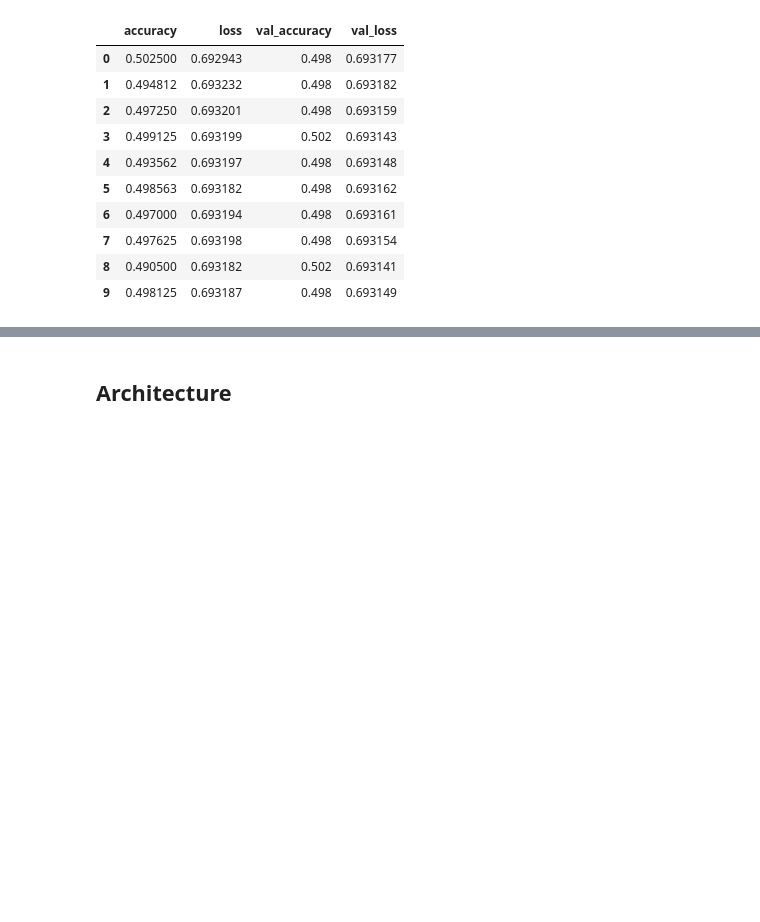
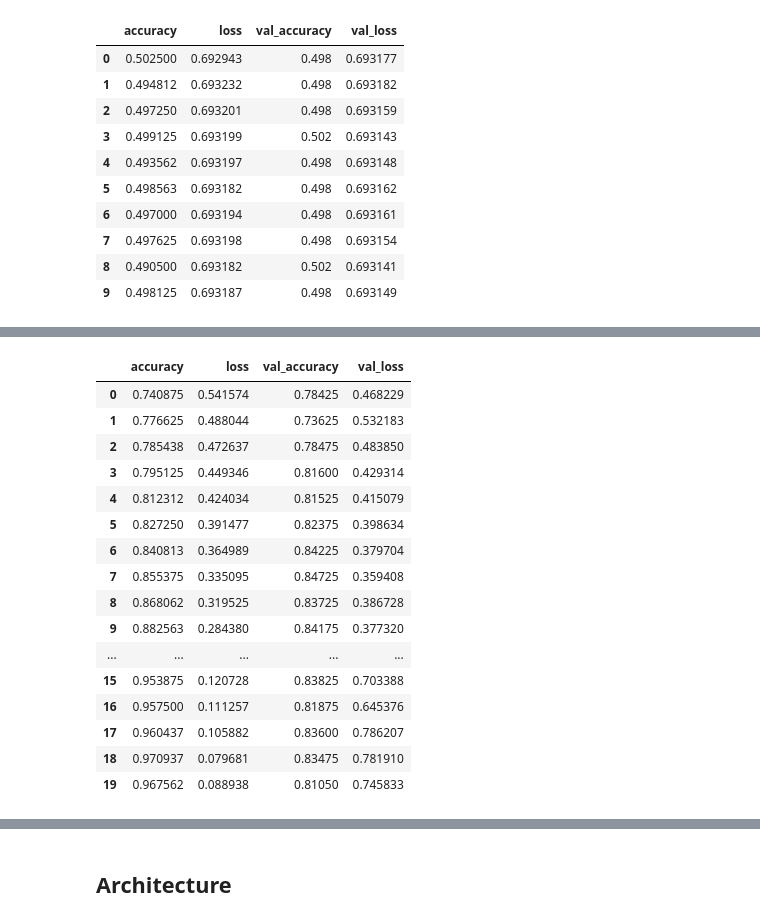
Before and after one commit to FleaBusyBeeBergs/dtsa5511-cnn-cancer-detection, a Jupyter notebook: cnn-cancer-detection.ipynb, the cells around one changed output, grey strips where cells are left out. Drawn from its saved outputs; the diff is of its cells as text; code cells hidden in the pictures; blank space fills up the shorter version.

```diff
--- a/cnn-cancer-detection.ipynb
+++ b/cnn-cancer-detection.ipynb
@@ -566,3 +565,42 @@ history5
 | 7 | 0.497625 | 0.693198 | 0.498 | 0.693154 |
 | 8 | 0.490500 | 0.693182 | 0.502 | 0.693141 |
 | 9 | 0.498125 | 0.693187 | 0.498 | 0.693149 |
+# %%
+model6 = Sequential()
+pool_size = (2, 2)
+filter_size = (3, 3)
+
+# input layer
+model6.add(Input(shape=(96, 96, 3)))
+
+# 1st block [conv-conv-maxpool]
+model6.add(Conv2D(32, filter_size, activation ='relu'))
+model6.add(Conv2D(32, filter_size, activation ='relu'))
+model6.add(MaxPooling2D(pool_size=pool_size))
+
+# 2nd block [conv-conv-maxpool]
+model6.add(Conv2D(32, filter_size, activation ='relu'))
+model6.add(Conv2D(32, filter_size, activation ='relu'))
+model6.add(MaxPooling2D(pool_size=pool_size))
+
+# 3rd block [conv-conv-maxpool]
+model6.add(Conv2D(64, filter_size, activation ='relu'))
+model6.add(Conv2D(64, filter_size, activation ='relu'))
+model6.add(MaxPooling2D(pool_size=pool_size))
+
+# fully connected layers
+model6.add(Flatten())
+model6.add(Dense(128, activation = 'relu'))
+model6.add(Dropout(0.5))
+model6.add(Dense(2, activation = 'softmax'))
+# %%
+# compile model6
+model6.compile(optimizer = 'adam',
+              loss = 'categorical_crossentropy',
+              metrics = ['accuracy'])
+# %%
+# train model6 10 epochs is best
+history = model6.fit(X_train, y_train,
+                    validation_data = (X_val, y_val),
+                    epochs = 20,
+                    batch_size = 32)
@@ -568,0 +625,21 @@ history5
+# %%
+history6 = pd.DataFrame(history.history)
+history6
+# %% [output]
+|  | accuracy | loss | val_accuracy | val_loss |
+| 0 | 0.740875 | 0.541574 | 0.78425 | 0.468229 |
+| 1 | 0.776625 | 0.488044 | 0.73625 | 0.532183 |
+| 2 | 0.785438 | 0.472637 | 0.78475 | 0.483850 |
+| 3 | 0.795125 | 0.449346 | 0.81600 | 0.429314 |
+| 4 | 0.812312 | 0.424034 | 0.81525 | 0.415079 |
+| 5 | 0.827250 | 0.391477 | 0.82375 | 0.398634 |
+| 6 | 0.840813 | 0.364989 | 0.84225 | 0.379704 |
+| 7 | 0.855375 | 0.335095 | 0.84725 | 0.359408 |
+| 8 | 0.868062 | 0.319525 | 0.83725 | 0.386728 |
+| 9 | 0.882563 | 0.284380 | 0.84175 | 0.377320 |
+| ... | ... | ... | ... | ... |
+| 15 | 0.953875 | 0.120728 | 0.83825 | 0.703388 |
+| 16 | 0.957500 | 0.111257 | 0.81875 | 0.645376 |
+| 17 | 0.960437 | 0.105882 | 0.83600 | 0.786207 |
+| 18 | 0.970937 | 0.079681 | 0.83475 | 0.781910 |
+| 19 | 0.967562 | 0.088938 | 0.81050 | 0.745833 |
```
Also changed, not shown: parts of 11 cells of this notebook.
